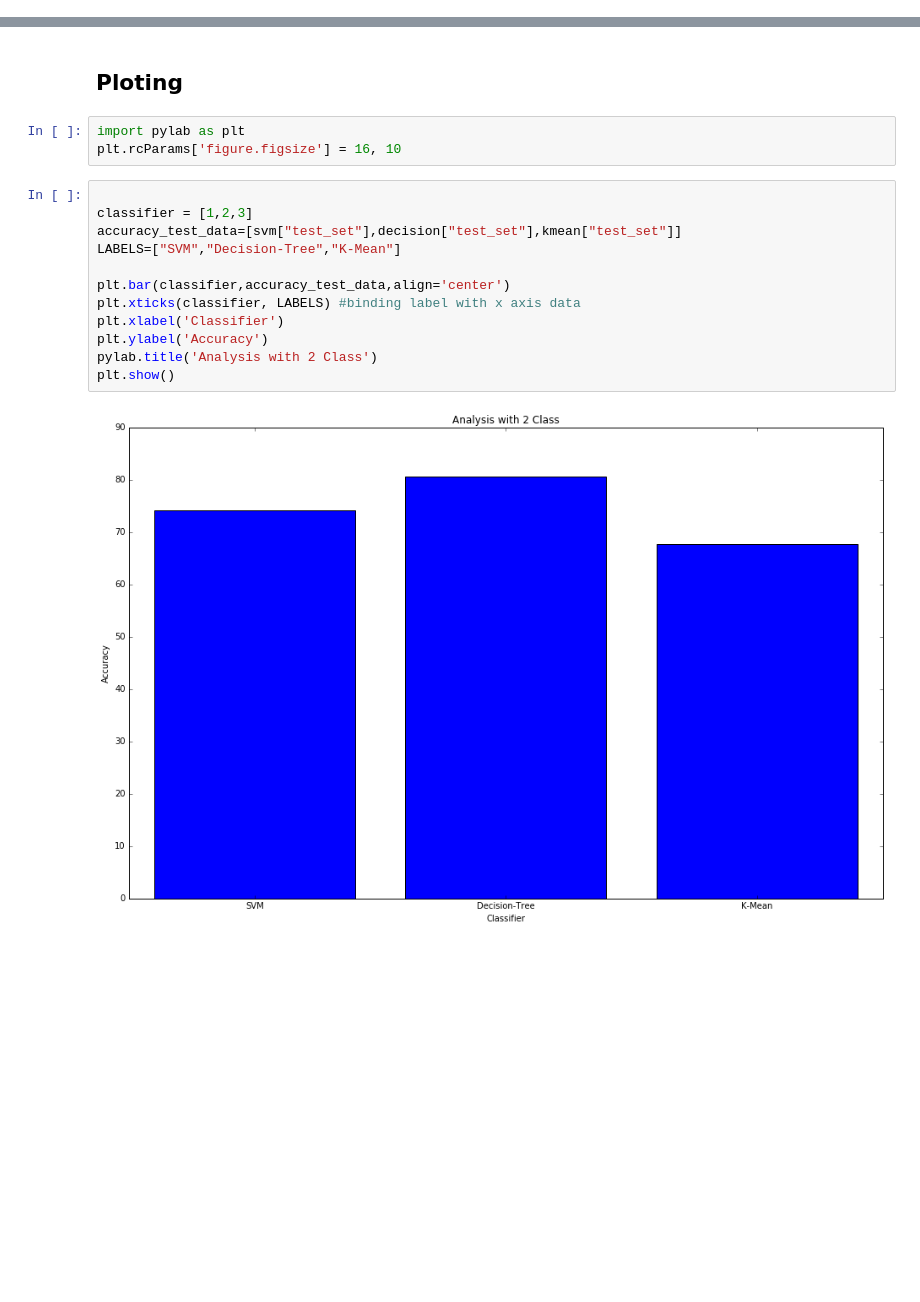
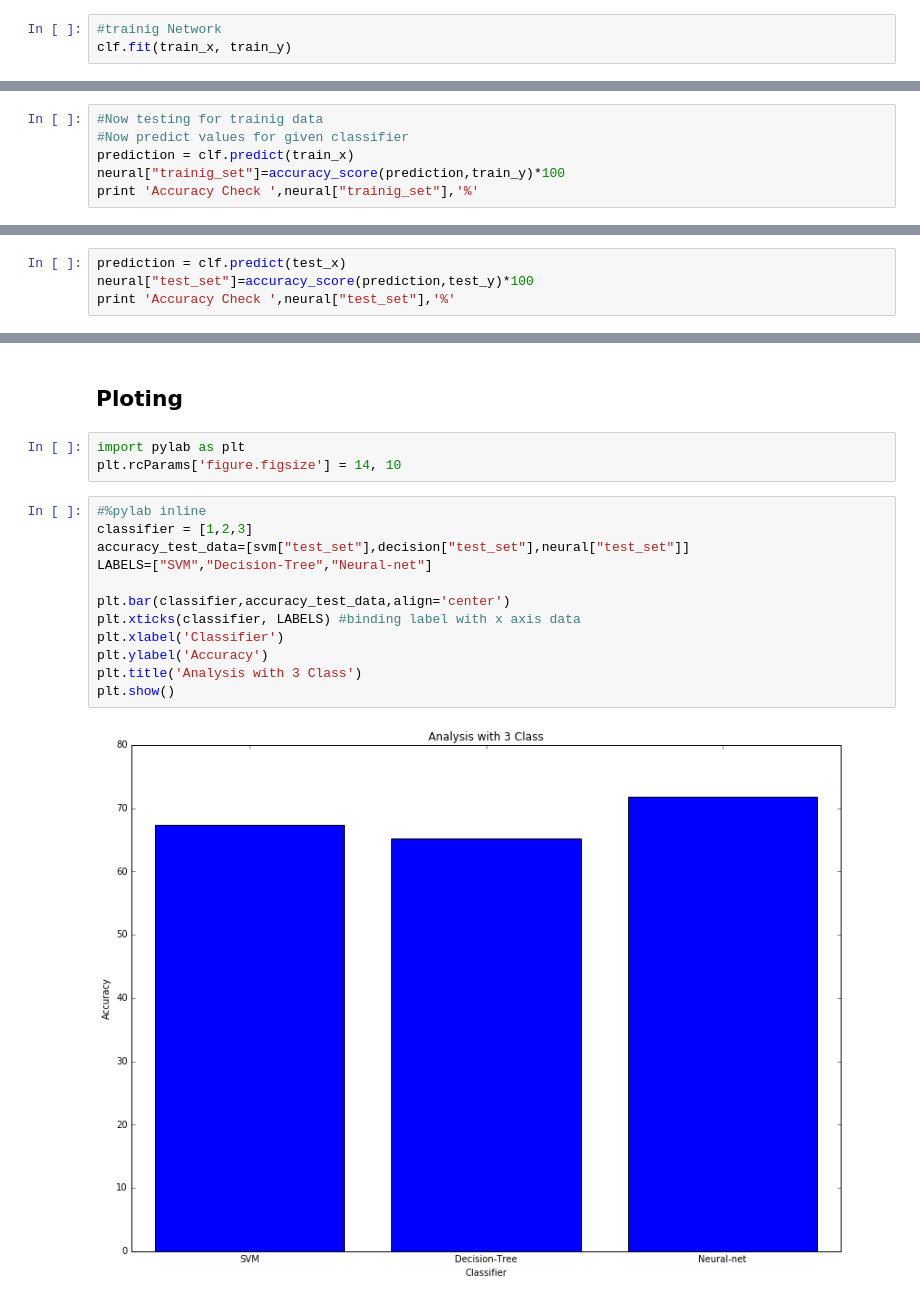
Before and after one commit to Hack22learn/Image-Source_Identification, a Jupyter notebook: Classification/Classical Approach/3Set-UsingPandas.ipynb, the cells around one changed output, grey strips where cells are left out. Saved outputs shown, nothing was run; the diff lists cells and outputs as text; blank space fills up the shorter version.

Commit message:
Final 2 class and 3class with neural net

```diff
--- a/Classification/Classical Approach/3Set-UsingPandas.ipynb
+++ b/Classification/Classical Approach/3Set-UsingPandas.ipynb
@@ -245,0 +262,3 @@ ImportError: cannot import name MLPRegresser
+# %%
+#trainig Network
+clf.fit(train_x, train_y)
@@ -245,0 +275,6 @@ ImportError: cannot import name MLPRegresser
+# %%
+#Now testing for trainig data
+#Now predict values for given classifier
+prediction = clf.predict(train_x)
+neural["trainig_set"]=accuracy_score(prediction,train_y)*100
+print 'Accuracy Check ',neural["trainig_set"],'%'
@@ -245,0 +285,4 @@ ImportError: cannot import name MLPRegresser
+# %%
+prediction = clf.predict(test_x)
+neural["test_set"]=accuracy_score(prediction,test_y)*100
+print 'Accuracy Check ',neural["test_set"],'%'
@@ -247,18 +296,18 @@ ImportError: cannot import name MLPRegresser
 ## Ploting
 # %%
 import pylab as plt
-plt.rcParams['figure.figsize'] = 16, 10
+plt.rcParams['figure.figsize'] = 14, 10
 # %%
-
+#%pylab inline
 classifier = [1,2,3]
-accuracy_test_data=[svm["test_set"],decision["test_set"],kmean["test_set"]]
-LABELS=["SVM","Decision-Tree","K-Mean"]
+accuracy_test_data=[svm["test_set"],decision["test_set"],neural["test_set"]]
+LABELS=["SVM","Decision-Tree","Neural-net"]
 
 plt.bar(classifier,accuracy_test_data,align='center')
 plt.xticks(classifier, LABELS) #binding label with x axis data
 plt.xlabel('Classifier')
 plt.ylabel('Accuracy')
-pylab.title('Analysis with 2 Class')
+plt.title('Analysis with 3 Class')
 plt.show()
 # %% [output]
-[figure, old version]
+[figure, new version]
```
Also changed, not shown: parts of 13 cells of this notebook, 3 other files.
